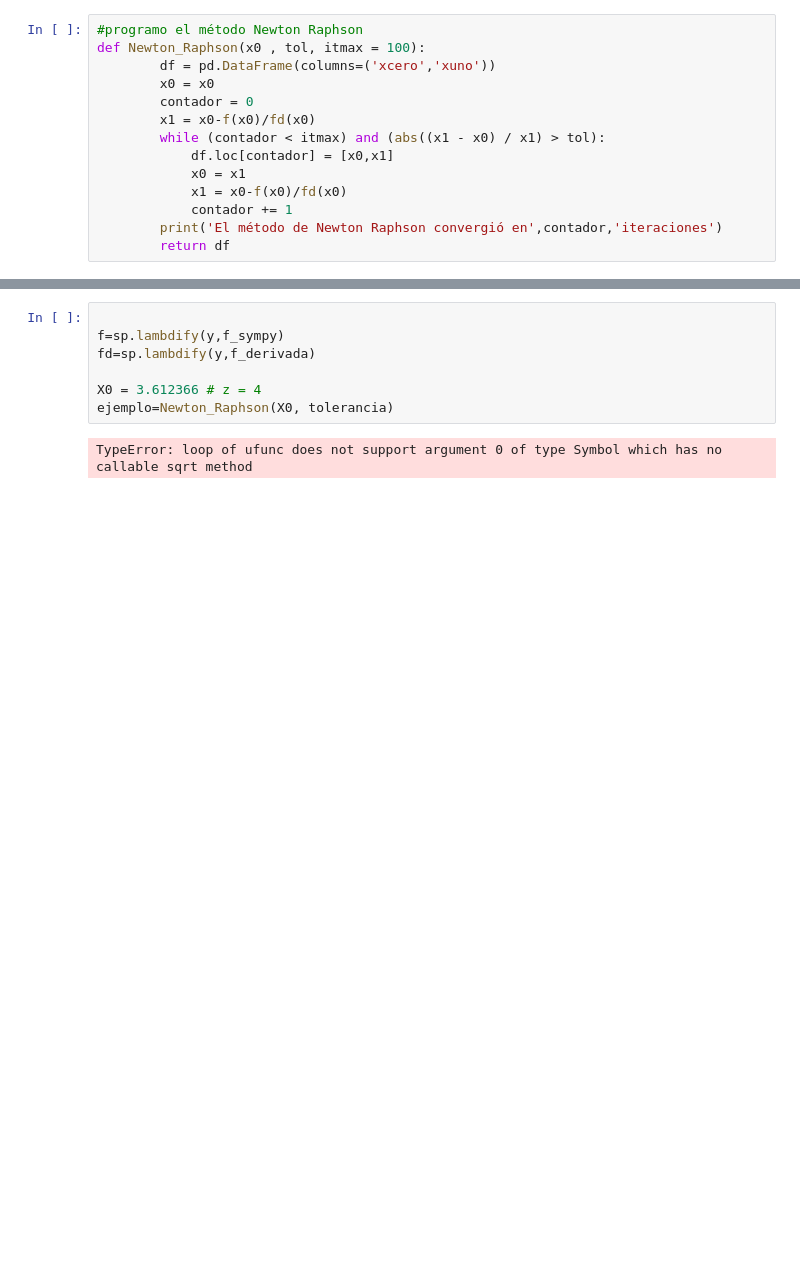
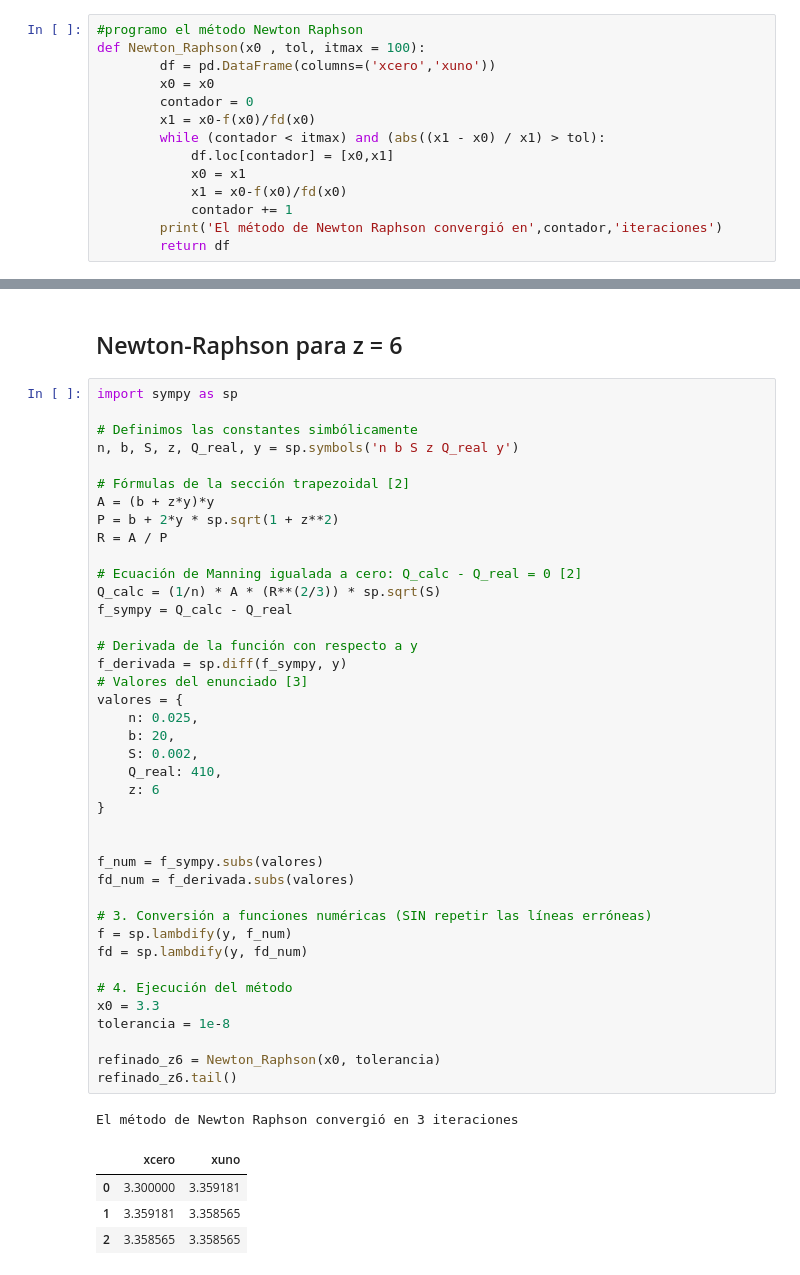
Before and after one commit to joaquin-her/rio-bermejo-modelacion-numerica, a Jupyter notebook: rio_bermejo.ipynb, the cells around one changed output, grey strips where cells are left out. Saved outputs shown, nothing was run; the diff lists cells and outputs as text; blank space fills up the shorter version.

Commit message:
Refactor notebook execution counts and add section for Newton-Raphson method for z = 4 and 6

```diff
--- a/rio_bermejo.ipynb
+++ b/rio_bermejo.ipynb
@@ -176,9 +171,48 @@ f_derivada = sp.diff(f_sympy, y)
-# %%
-
-f=sp.lambdify(y,f_sympy)
-fd=sp.lambdify(y,f_derivada)
-
-X0 = 3.612366 # z = 4
-ejemplo=Newton_Raphson(X0, tolerancia)
-# %% [output]
-TypeError: loop of ufunc does not support argument 0 of type Symbol which has no callable sqrt method
+# %% [markdown]
+## Newton-Raphson para z = 6
+# %%
+import sympy as sp
+
+# Definimos las constantes simbólicamente
+n, b, S, z, Q_real, y = sp.symbols('n b S z Q_real y')
+
+# Fórmulas de la sección trapezoidal [2]
+A = (b + z*y)*y
+P = b + 2*y * sp.sqrt(1 + z**2)
+R = A / P
+
+# Ecuación de Manning igualada a cero: Q_calc - Q_real = 0 [2]
+Q_calc = (1/n) * A * (R**(2/3)) * sp.sqrt(S)
+f_sympy = Q_calc - Q_real
+
+# Derivada de la función con respecto a y
+f_derivada = sp.diff(f_sympy, y)
+# Valores del enunciado [3]
+valores = {
+    n: 0.025,
+    b: 20,
+    S: 0.002,
+    Q_real: 410,
+    z: 6
+}
+
+
+f_num = f_sympy.subs(valores)
+fd_num = f_derivada.subs(valores)
+
+# 3. Conversión a funciones numéricas (SIN repetir las líneas erróneas)
+f = sp.lambdify(y, f_num)
+fd = sp.lambdify(y, fd_num)
+
+# 4. Ejecución del método
+x0 = 3.3
+tolerancia = 1e-8
+
+refinado_z6 = Newton_Raphson(x0, tolerancia)
+refinado_z6.tail()
+# %% [output]
+El método de Newton Raphson convergió en 3 iteraciones
+|  | xcero | xuno |
+| 0 | 3.300000 | 3.359181 |
+| 1 | 3.359181 | 3.358565 |
+| 2 | 3.358565 | 3.358565 |
```
Also changed, not shown: parts of 9 cells of this notebook.
